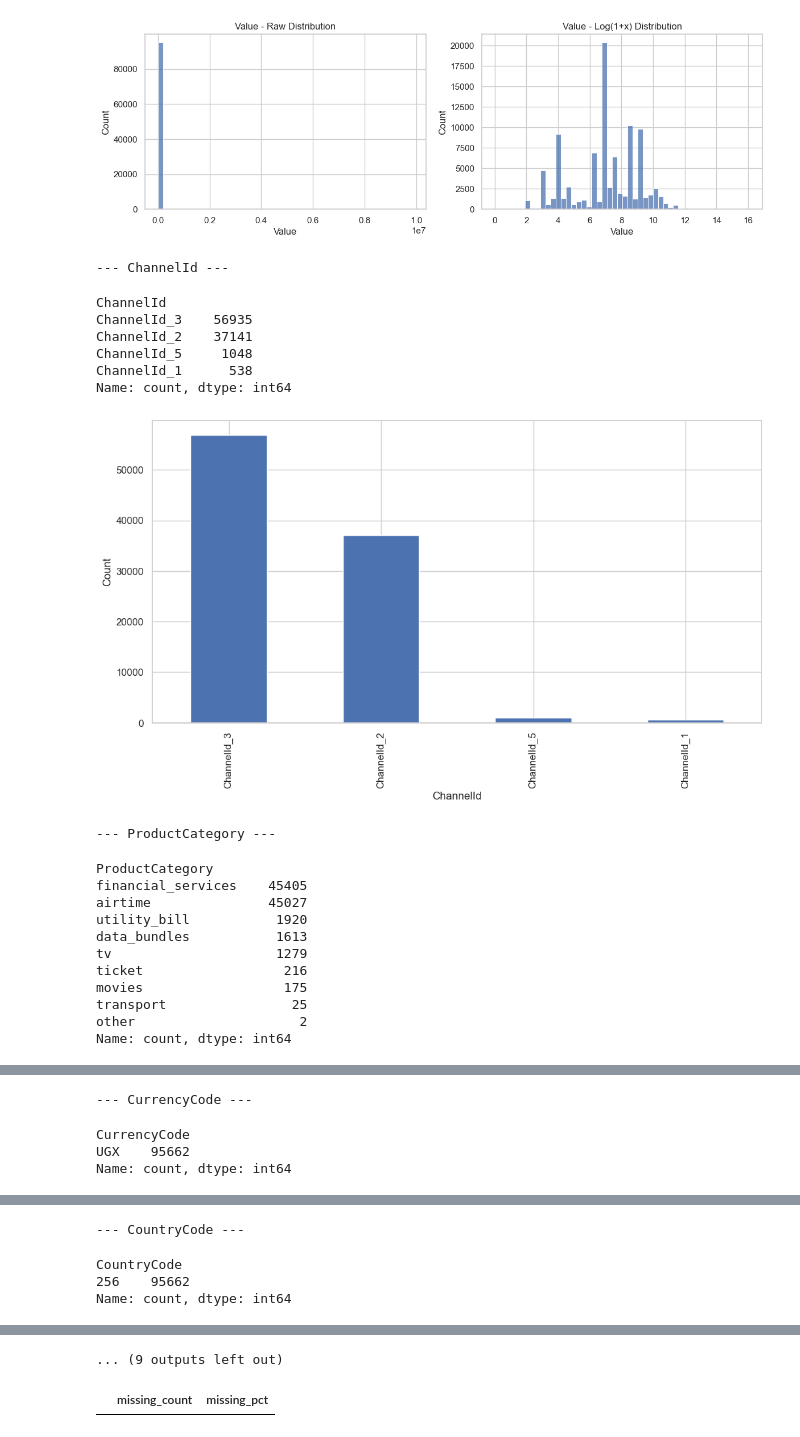
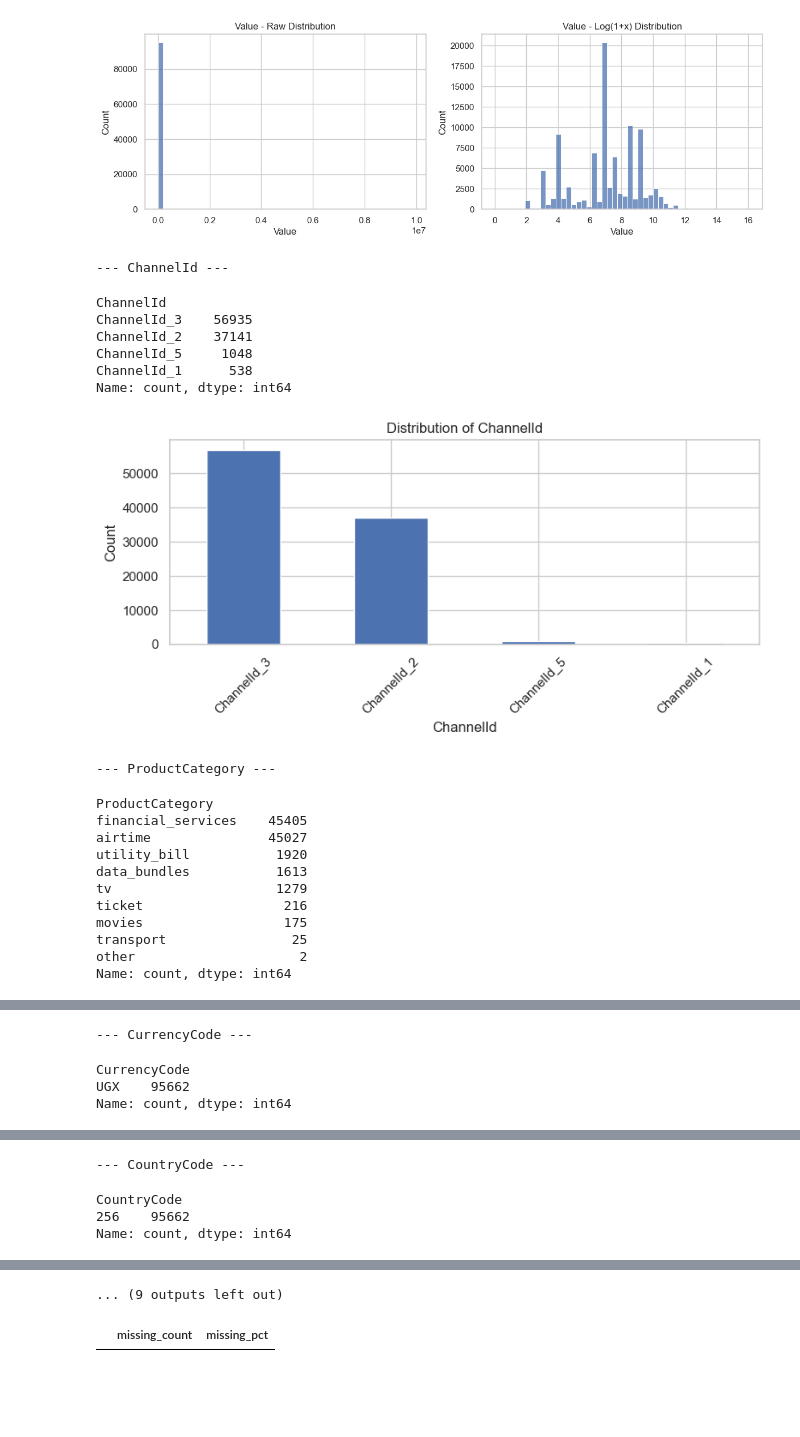
Before and after one commit to Feven-TH/credit-risk-model, a Jupyter notebook: notebooks/eda.ipynb, the cells around one changed output, grey strips where cells are left out. Cells and saved outputs as stored; diff of their text form; code cells hidden in the pictures; blank space fills up the shorter version.

```diff
--- a/notebooks/eda.ipynb
+++ b/notebooks/eda.ipynb
@@ -78,25 +78,32 @@ for col in ['Amount', 'Value']:
 [figure]
 [figure]
 # %%
-cat_cols = ['ChannelId','ProductCategory','CurrencyCode','CountryCode','ProviderId','PricingStrategy','FraudResult']
+cat_cols = ['ChannelId','ProductCategory','CurrencyCode',
+            'CountryCode','ProviderId','PricingStrategy','FraudResult']
 
 for col in cat_cols:
     if col in df.columns:
         vc = df[col].value_counts(dropna=False).head(20)
         print(f"--- {col} ---")
         display(vc)
+
+        plt.figure(figsize=(8,4))
         vc.plot(kind='bar')
+        plt.title(f'Distribution of {col}')
         plt.ylabel('Count')
+        plt.xlabel(col)
+        plt.xticks(rotation=45)
+        plt.tight_layout()
         plt.show()
 # %% [output]
 --- ChannelId ---
 ChannelId
 ChannelId_3    56935
 ChannelId_2    37141
 ChannelId_5     1048
 ChannelId_1      538
 Name: count, dtype: int64
-[figure, old version]
+[figure, new version]
 --- ProductCategory ---
 ProductCategory
 financial_services    45405
```
Also changed, not shown: parts of 1 cell of this notebook, 7 other files.
